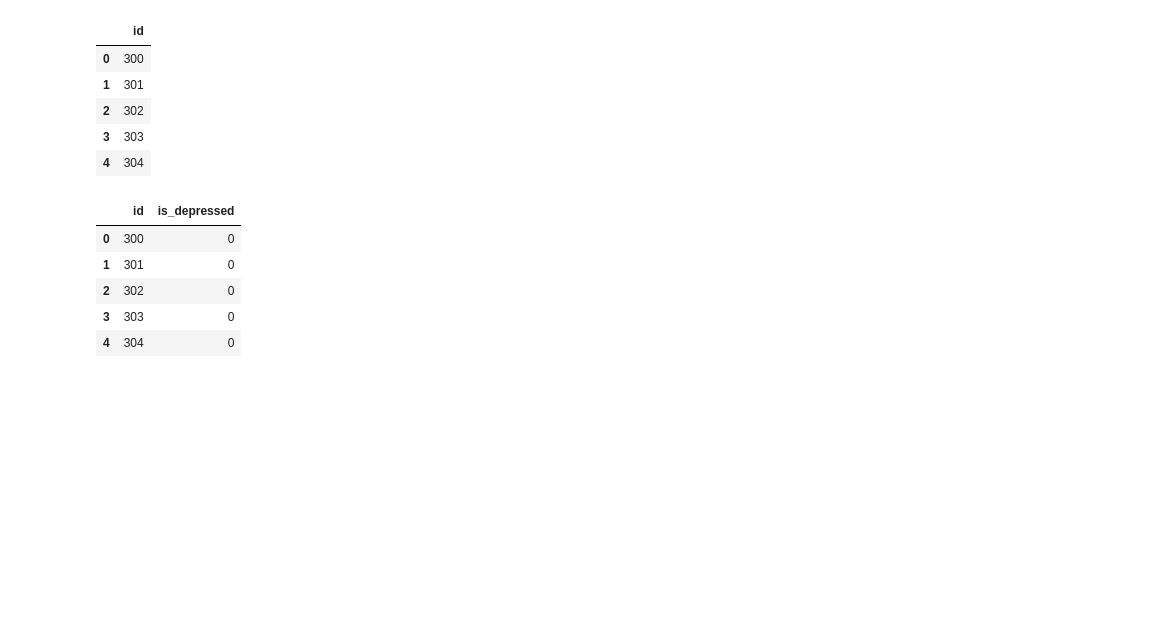
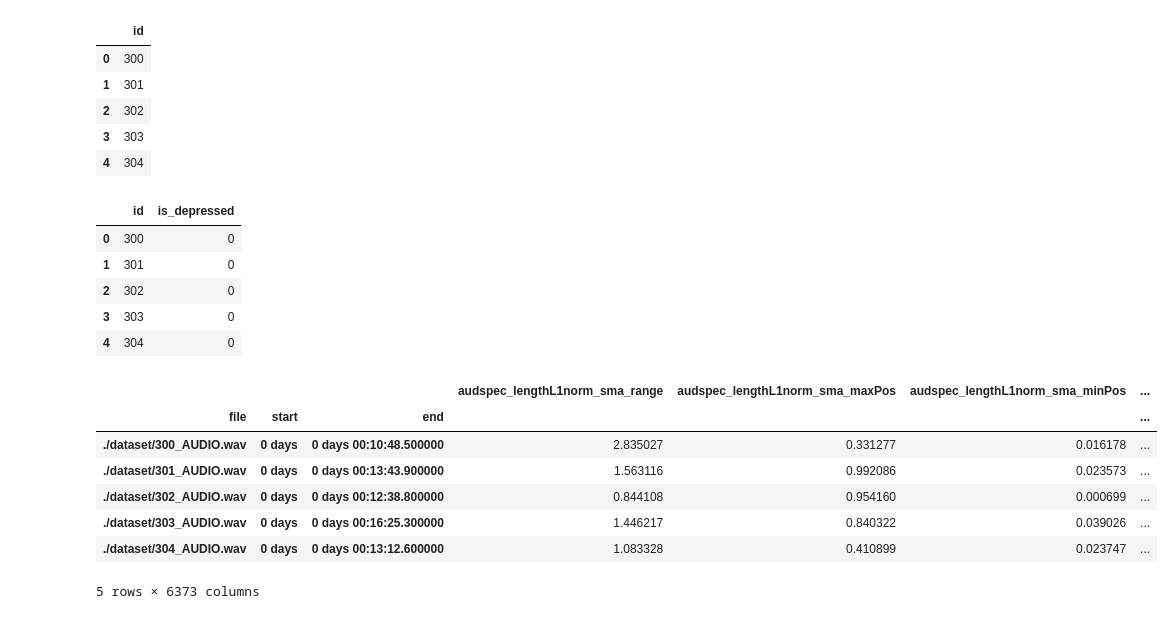
Before and after one commit to DNA5769/daicwoz-depression-detection, a Jupyter notebook: model.ipynb, the cells around one changed output. Drawn from its saved outputs; the diff is of its cells as text; code cells hidden in the pictures; blank space fills up the shorter version.

Commit message:
Added model for opensmile audio processing

```diff
--- a/model.ipynb
+++ b/model.ipynb
@@ -32,3 +58,19 @@ df.head()
 | 2 | 302 | 0 |
 | 3 | 303 | 0 |
 | 4 | 304 | 0 |
+# %%
+smile = opensmile.Smile(
+    feature_set=opensmile.FeatureSet.ComParE_2016,
+    feature_level=opensmile.FeatureLevel.Functionals,
+)
+smile_df = smile.process_files([f'./dataset/{id}_AUDIO.wav' for id in df['id'].tolist()])
+smile_df.head()
+# %% [output]
+|  |  |  | audspec_lengthL1norm_sma_range | audspec_lengthL1norm_sma_maxPos | audspec_lengthL1norm_sma_minPos | ... |
+| file | start | end |  |  |  | ... |
+| ./dataset/300_AUDIO.wav | 0 days | 0 days 00:10:48.500000 | 2.835027 | 0.331277 | 0.016178 | ... |
+| ./dataset/301_AUDIO.wav | 0 days | 0 days 00:13:43.900000 | 1.563116 | 0.992086 | 0.023573 | ... |
+| ./dataset/302_AUDIO.wav | 0 days | 0 days 00:12:38.800000 | 0.844108 | 0.954160 | 0.000699 | ... |
+| ./dataset/303_AUDIO.wav | 0 days | 0 days 00:16:25.300000 | 1.446217 | 0.840322 | 0.039026 | ... |
+| ./dataset/304_AUDIO.wav | 0 days | 0 days 00:13:12.600000 | 1.083328 | 0.410899 | 0.023747 | ... |
+5 rows × 6373 columns
```
Also changed, not shown: parts of 5 cells of this notebook.
